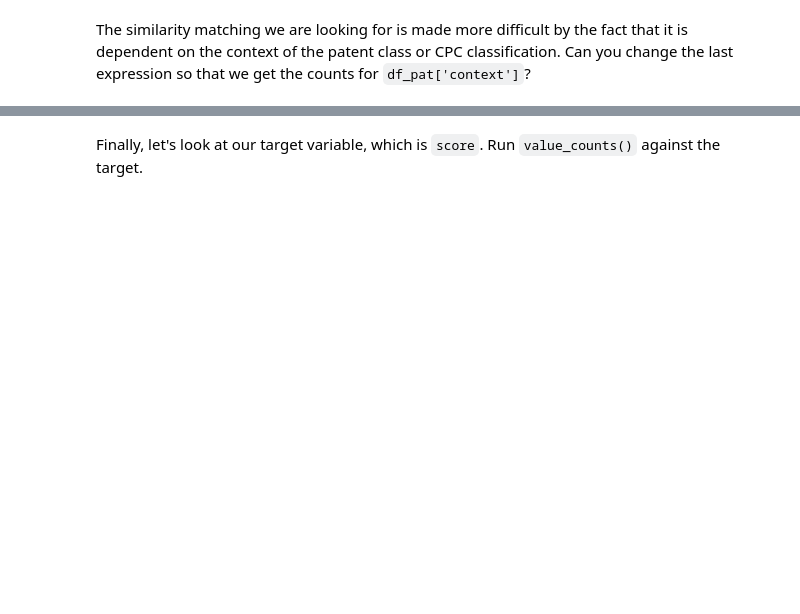
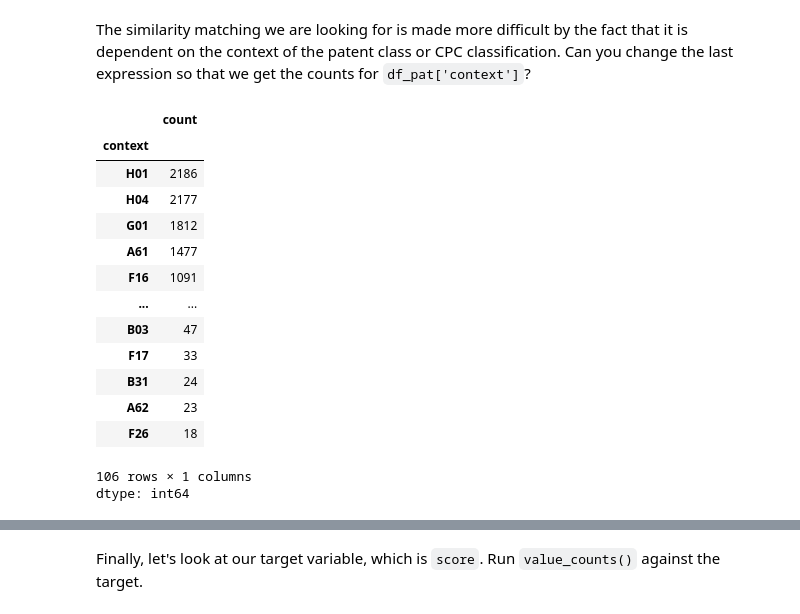
Before and after one commit to onni-Q/workshop_notebooks, a Jupyter notebook: Week4_Workshop.ipynb, the cells around one changed output, grey strips where cells are left out. Saved outputs shown, nothing was run; the diff lists cells and outputs as text; code cells hidden in the pictures; blank space fills up the shorter version.

```diff
--- a/Week4_Workshop.ipynb
+++ b/Week4_Workshop.ipynb
@@ -1176,6 +1247,22 @@ df_pat['anchor'].value_counts()
 # %% [markdown]
 The similarity matching we are looking for is made more difficult by the fact that it is dependent on the context of the patent class or CPC classification. Can you change the last expression so that we get the counts for `df_pat['context']`?
 # %%
-df_pat['context']
+df_pat['context'].value_counts()
+# %% [output]
+|  | count |
+| context |  |
+| H01 | 2186 |
+| H04 | 2177 |
+| G01 | 1812 |
+| A61 | 1477 |
+| F16 | 1091 |
+| ... | ... |
+| B03 | 47 |
+| F17 | 33 |
+| B31 | 24 |
+| A62 | 23 |
+| F26 | 18 |
+106 rows × 1 columns
+dtype: int64
 # %%
 q11.hint()
```
Also changed, not shown: parts of 43 cells of this notebook.
